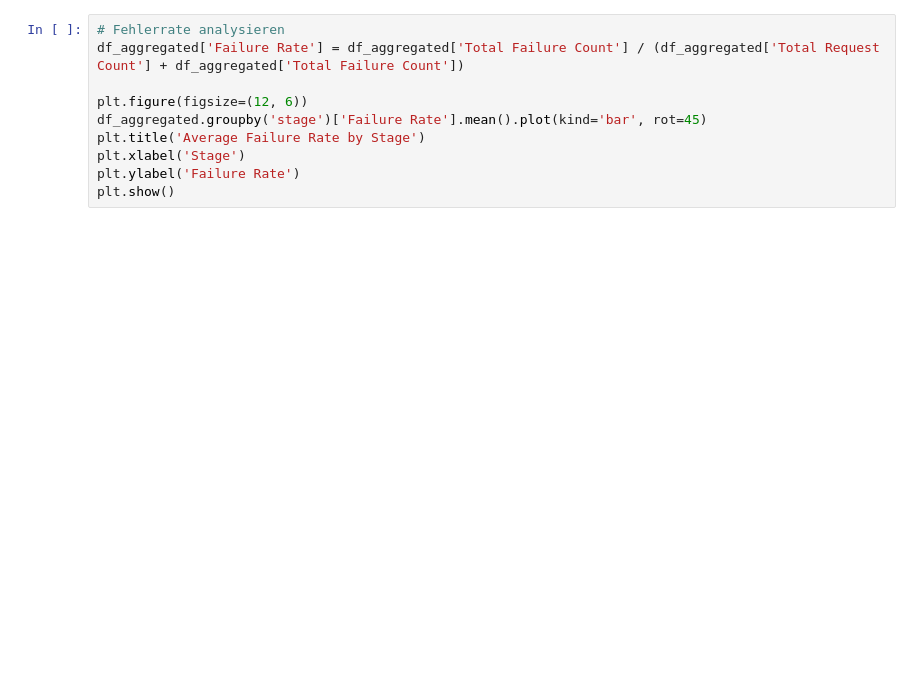
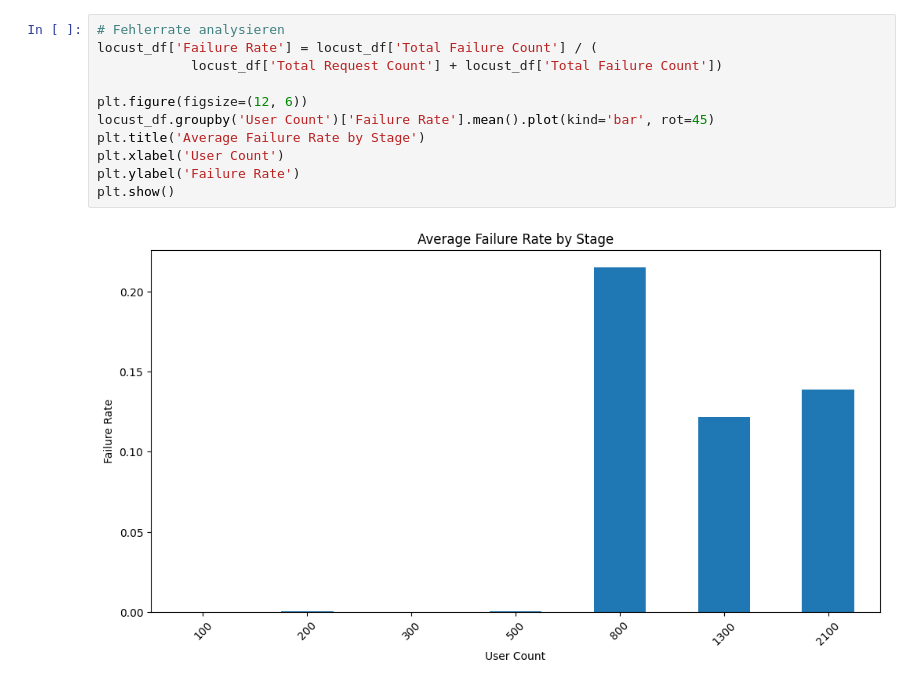
Before and after one commit to Tobias-Pe/distributed-systems-energy-efficiency, a Jupyter notebook: loadtesting/stats_analysis.ipynb, the cells around one changed output. Saved outputs shown, nothing was run; the diff lists cells and outputs as text; blank space fills up the shorter version.

```diff
--- a/loadtesting/stats_analysis.ipynb
+++ b/loadtesting/stats_analysis.ipynb
@@ -82,12 +105,15 @@ plt.show()
 # %%
 # Fehlerrate analysieren
-df_aggregated['Failure Rate'] = df_aggregated['Total Failure Count'] / (df_aggregated['Total Request Count'] + df_aggregated['Total Failure Count'])
+locust_df['Failure Rate'] = locust_df['Total Failure Count'] / (
+            locust_df['Total Request Count'] + locust_df['Total Failure Count'])
 
 plt.figure(figsize=(12, 6))
-df_aggregated.groupby('stage')['Failure Rate'].mean().plot(kind='bar', rot=45)
+locust_df.groupby('User Count')['Failure Rate'].mean().plot(kind='bar', rot=45)
 plt.title('Average Failure Rate by Stage')
-plt.xlabel('Stage')
+plt.xlabel('User Count')
 plt.ylabel('Failure Rate')
 plt.show()
+# %% [output]
+[figure, added]
 # %%
 # Gesamte Läufe vergleichen
```
Also changed, not shown: parts of 11 cells of this notebook.
